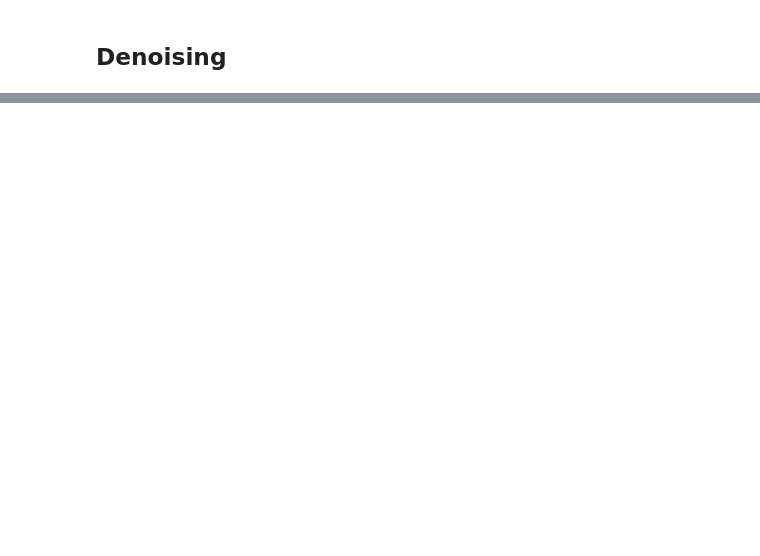
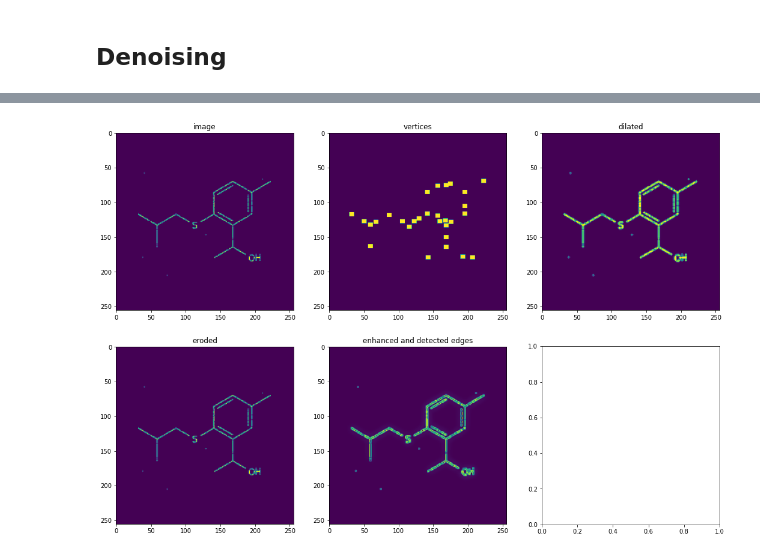
Before and after one commit to wesleyktatum/bms_kaggle, a Jupyter notebook: ipynb/preprocessing_dev.ipynb, the cells around one changed output, grey strips where cells are left out. Cells and saved outputs as stored; diff of their text form; code cells hidden in the pictures; blank space fills up the shorter version.

```diff
--- a/ipynb/preprocessing_dev.ipynb
+++ b/ipynb/preprocessing_dev.ipynb
@@ -264,0 +393,17 @@ plt.show()
+# %%
+# imgs, img_ids, labels = get_n_samples(train_labels, n = 2)
+
+img_ids = train_labels['image_id'][0]
+# img_ids = 'f7d25fff4814'
+
+resized = resize_imgs(img_ids, resize = 256)
+# img = invert_and_normalize_img(resized[0])
+img = resized[0]
+
+transformed = transform(img)
+
+transformed.shape
+
+plot_transform(transformed)
+# %% [output]
+[figure, added]
```
Also changed, not shown: parts of 14 cells of this notebook, 3 other files.
